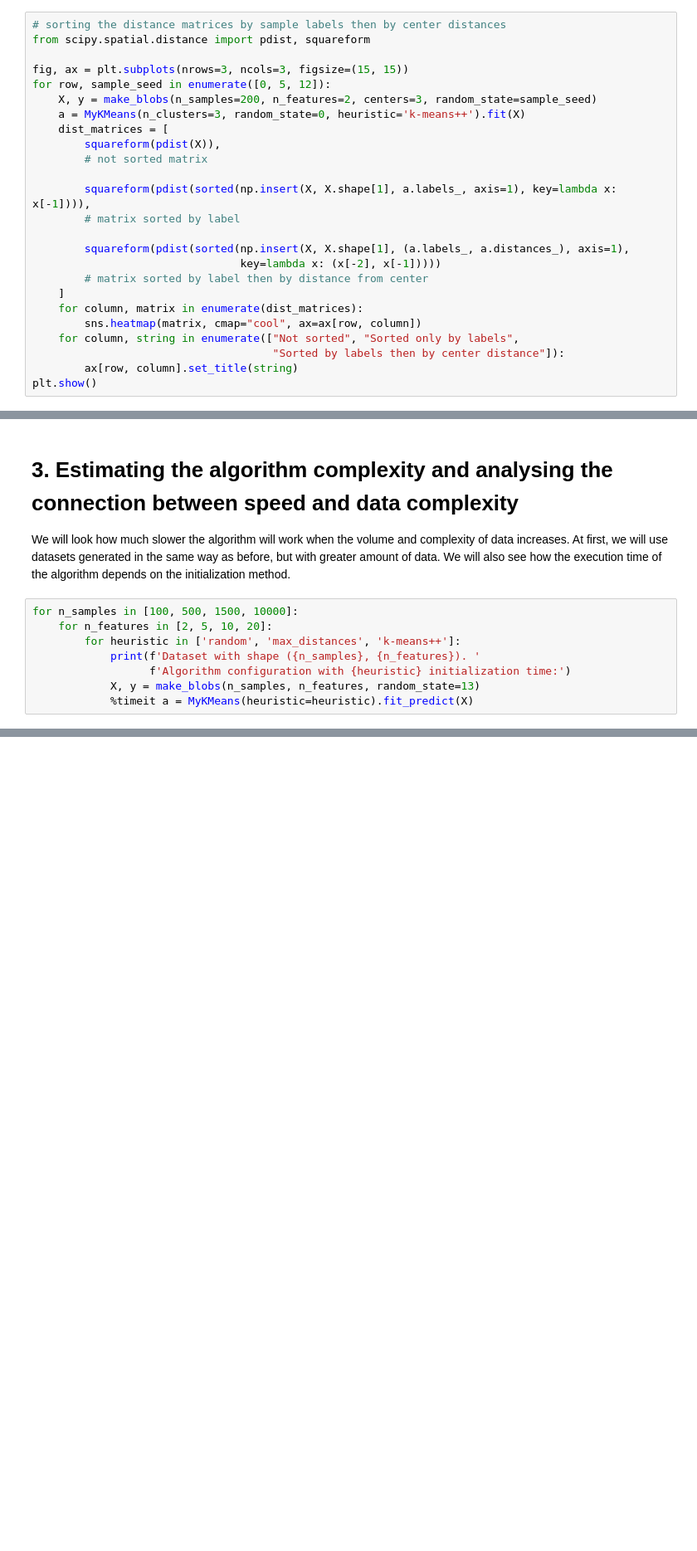
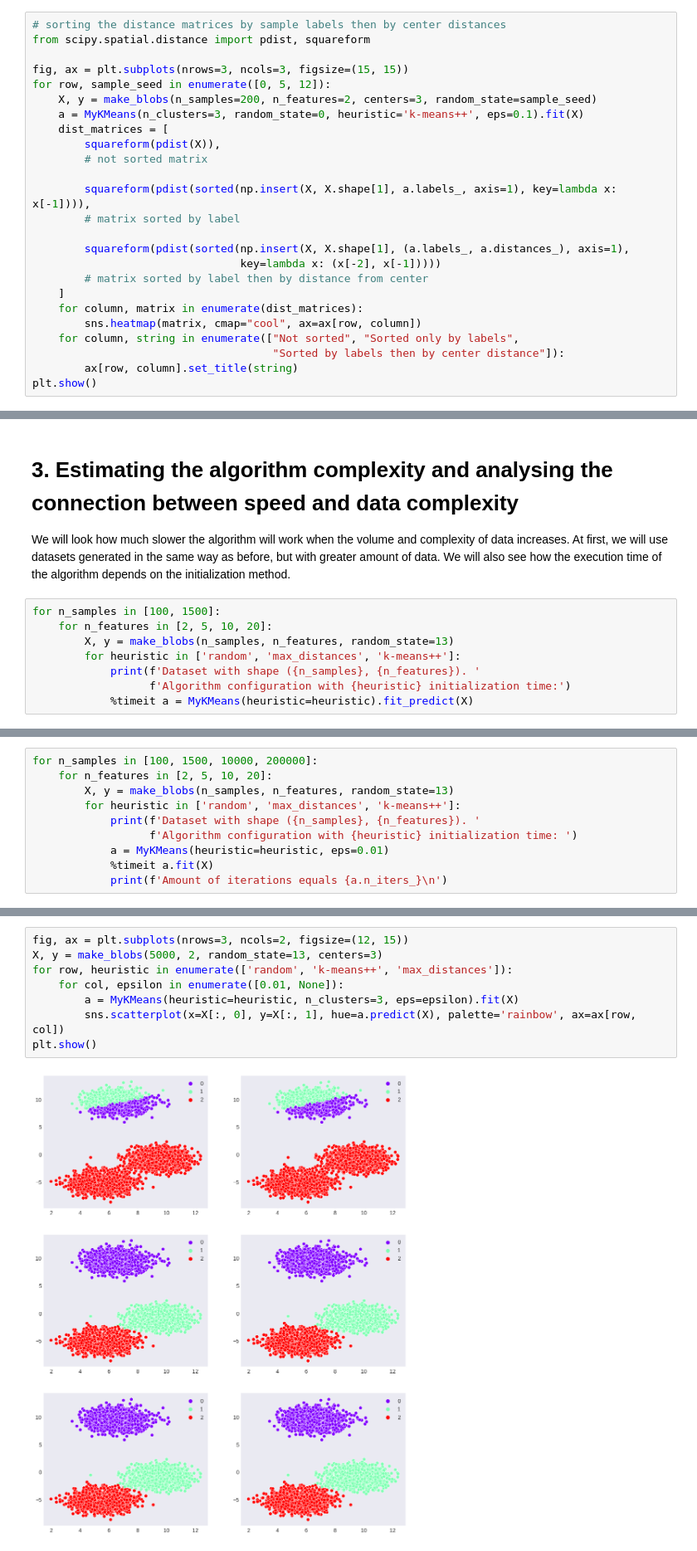
Before and after one commit to VFYAS/KMeans-implementation, a Jupyter notebook: kmeans implementation and report.ipynb, the cells around one changed output, grey strips where cells are left out. Shown at 83% size. Cells and saved outputs as stored; diff of their text form; blank space fills up the shorter version.

```diff
--- a/kmeans implementation and report.ipynb
+++ b/kmeans implementation and report.ipynb
@@ -183,7 +197,7 @@ from scipy.spatial.distance import pdist, squareform
 fig, ax = plt.subplots(nrows=3, ncols=3, figsize=(15, 15))
 for row, sample_seed in enumerate([0, 5, 12]):
     X, y = make_blobs(n_samples=200, n_features=2, centers=3, random_state=sample_seed)
-    a = MyKMeans(n_clusters=3, random_state=0, heuristic='k-means++').fit(X)
+    a = MyKMeans(n_clusters=3, random_state=0, heuristic='k-means++', eps=0.1).fit(X)
     dist_matrices = [
         squareform(pdist(X)),
         # not sorted matrix
@@ -209,10 +223,10 @@ We, again, can observe non-ordinary situation with the second dataset, which is,
 # 3. Estimating the algorithm complexity and analysing the connection between speed and data complexity
 We will look how much slower the algorithm will work when the volume and complexity of data increases. At first, we will use datasets generated in the same way as before, but with greater amount of data. We will also see how the execution time of the algorithm depends on the initialization method.
 # %%
-for n_samples in [100, 500, 1500, 10000]:
+for n_samples in [100, 1500]:
     for n_features in [2, 5, 10, 20]:
+        X, y = make_blobs(n_samples, n_features, random_state=13)
         for heuristic in ['random', 'max_distances', 'k-means++']:
             print(f'Dataset with shape ({n_samples}, {n_features}). '
                   f'Algorithm configuration with {heuristic} initialization time:')
-            X, y = make_blobs(n_samples, n_features, random_state=13)
             %timeit a = MyKMeans(heuristic=heuristic).fit_predict(X)
@@ -218,0 +235,10 @@ for n_samples in [100, 500, 1500, 10000]:
+# %%
+for n_samples in [100, 1500, 10000, 200000]:
+    for n_features in [2, 5, 10, 20]:
+        X, y = make_blobs(n_samples, n_features, random_state=13)
+        for heuristic in ['random', 'max_distances', 'k-means++']:
+            print(f'Dataset with shape ({n_samples}, {n_features}). '
+                  f'Algorithm configuration with {heuristic} initialization time: ')
+            a = MyKMeans(heuristic=heuristic, eps=0.01)
+            %timeit a.fit(X)
+            print(f'Amount of iterations equals {a.n_iters_}\n')
@@ -218,0 +249,10 @@ for n_samples in [100, 500, 1500, 10000]:
+# %%
+fig, ax = plt.subplots(nrows=3, ncols=2, figsize=(12, 15))
+X, y = make_blobs(5000, 2, random_state=13, centers=3)
+for row, heuristic in enumerate(['random', 'k-means++', 'max_distances']):
+    for col, epsilon in enumerate([0.01, None]):
+        a = MyKMeans(heuristic=heuristic, n_clusters=3, eps=epsilon).fit(X)
+        sns.scatterplot(x=X[:, 0], y=X[:, 1], hue=a.predict(X), palette='rainbow', ax=ax[row, col])
+plt.show()
+# %% [output]
+[figure, added]
```
Also changed, not shown: parts of 8 cells of this notebook.
